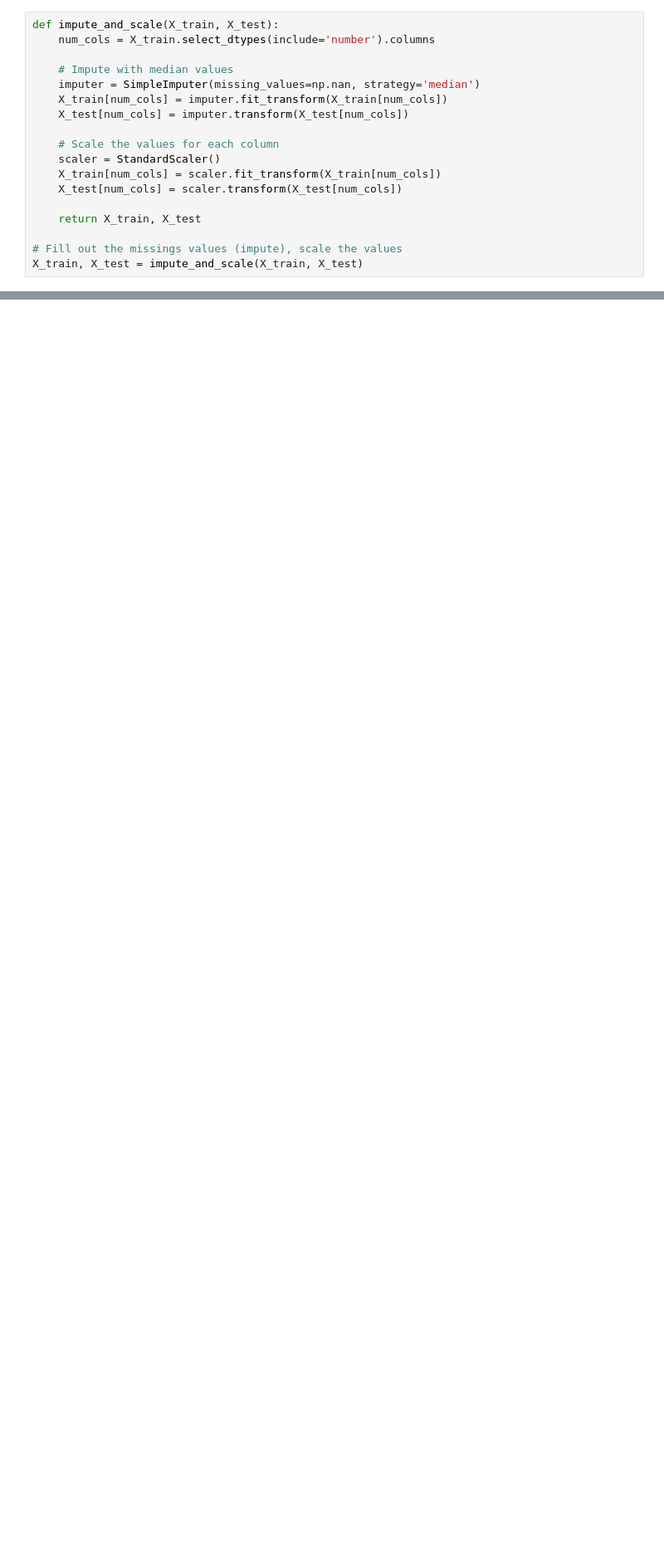
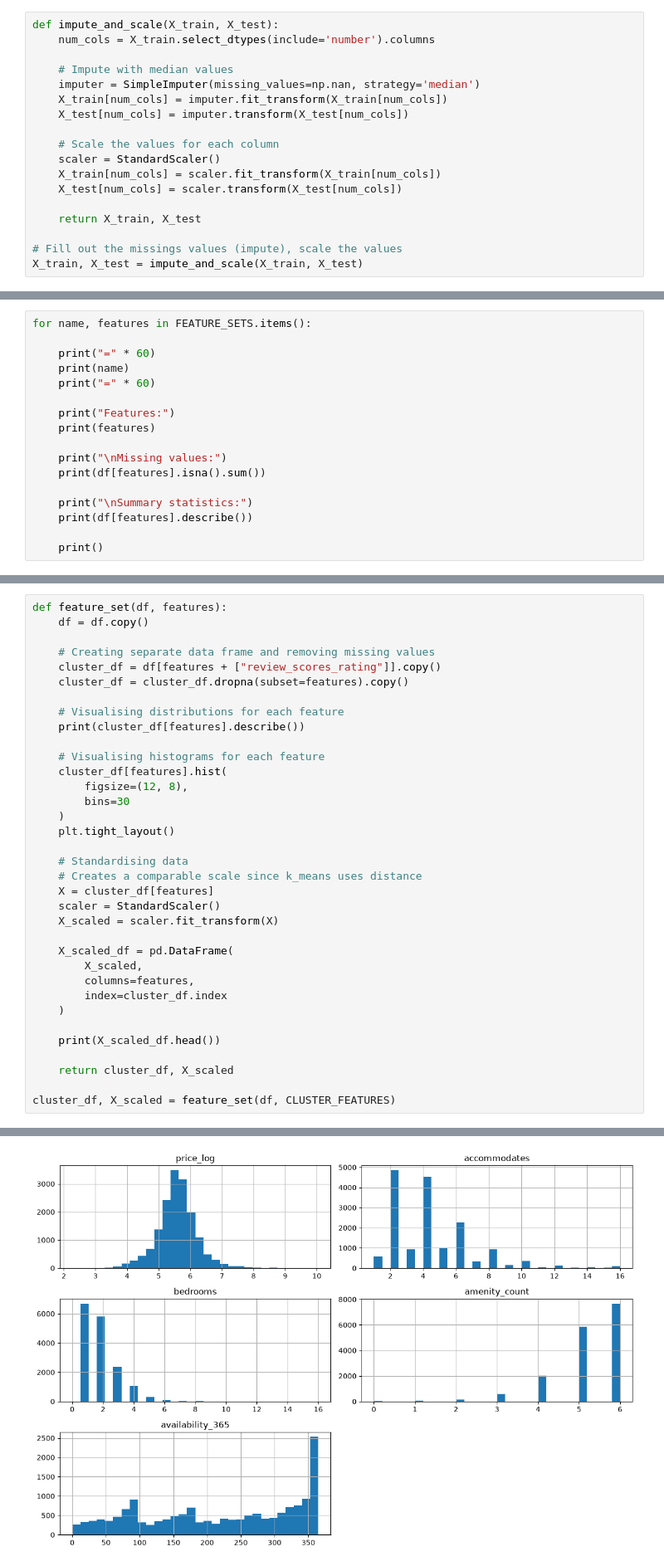
Before and after one commit to h3dysh1/airbnb_data_presentation, a Jupyter notebook: CODE_notebook.ipynb, the cells around one changed output, grey strips where cells are left out. Shown at 83% size. Cells and saved outputs as stored; diff of their text form; blank space fills up the shorter version.

Commit message:
Add clustering and more comments

```diff
--- a/CODE_notebook.ipynb
+++ b/CODE_notebook.ipynb
@@ -498,0 +678,17 @@ print(f"\nSaved predictions to {path}")
+# %%
+for name, features in FEATURE_SETS.items():
+
+    print("=" * 60)
+    print(name)
+    print("=" * 60)
+
+    print("Features:")
+    print(features)
+
+    print("\nMissing values:")
+    print(df[features].isna().sum())
+
+    print("\nSummary statistics:")
+    print(df[features].describe())
+
+    print()
@@ -498,0 +715,36 @@ print(f"\nSaved predictions to {path}")
+# %%
+def feature_set(df, features):
+    df = df.copy()
+
+    # Creating separate data frame and removing missing values
+    cluster_df = df[features + ["review_scores_rating"]].copy()
+    cluster_df = cluster_df.dropna(subset=features).copy()
+
+    # Visualising distributions for each feature
+    print(cluster_df[features].describe())
+
+    # Visualising histograms for each feature
+    cluster_df[features].hist(
+        figsize=(12, 8),
+        bins=30
+    )
+    plt.tight_layout()
+
+    # Standardising data
+    # Creates a comparable scale since k_means uses distance
+    X = cluster_df[features]
+    scaler = StandardScaler()
+    X_scaled = scaler.fit_transform(X)
+
+    X_scaled_df = pd.DataFrame(
+        X_scaled,
+        columns=features,
+        index=cluster_df.index
+    )
+
+    print(X_scaled_df.head())
+
+    return cluster_df, X_scaled
+
+cluster_df, X_scaled = feature_set(df, CLUSTER_FEATURES)
+# %% [output]
@@ -498,0 +768 @@ print(f"\nSaved predictions to {path}")
+[figure, added]
```
Also changed, not shown: parts of 43 cells of this notebook.
